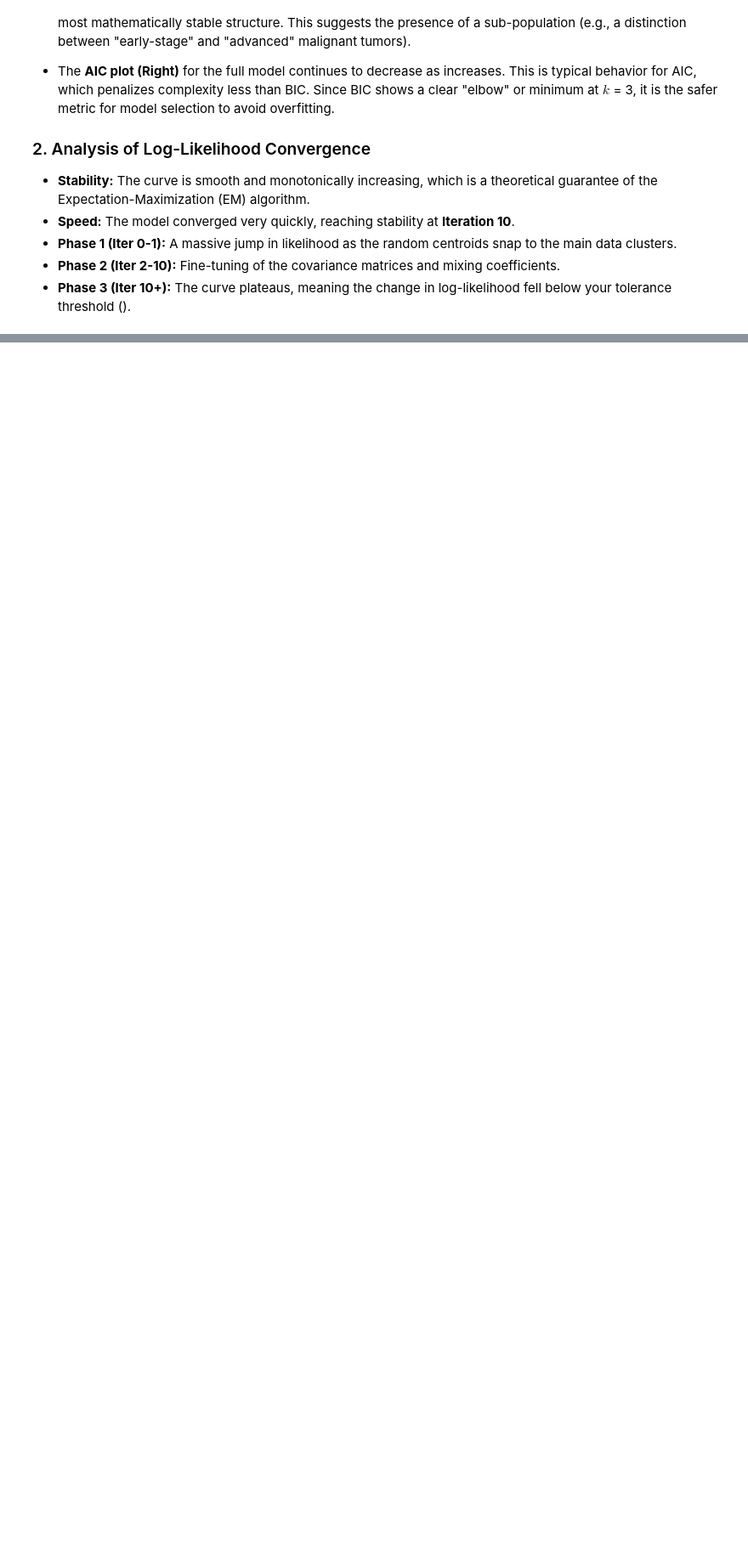
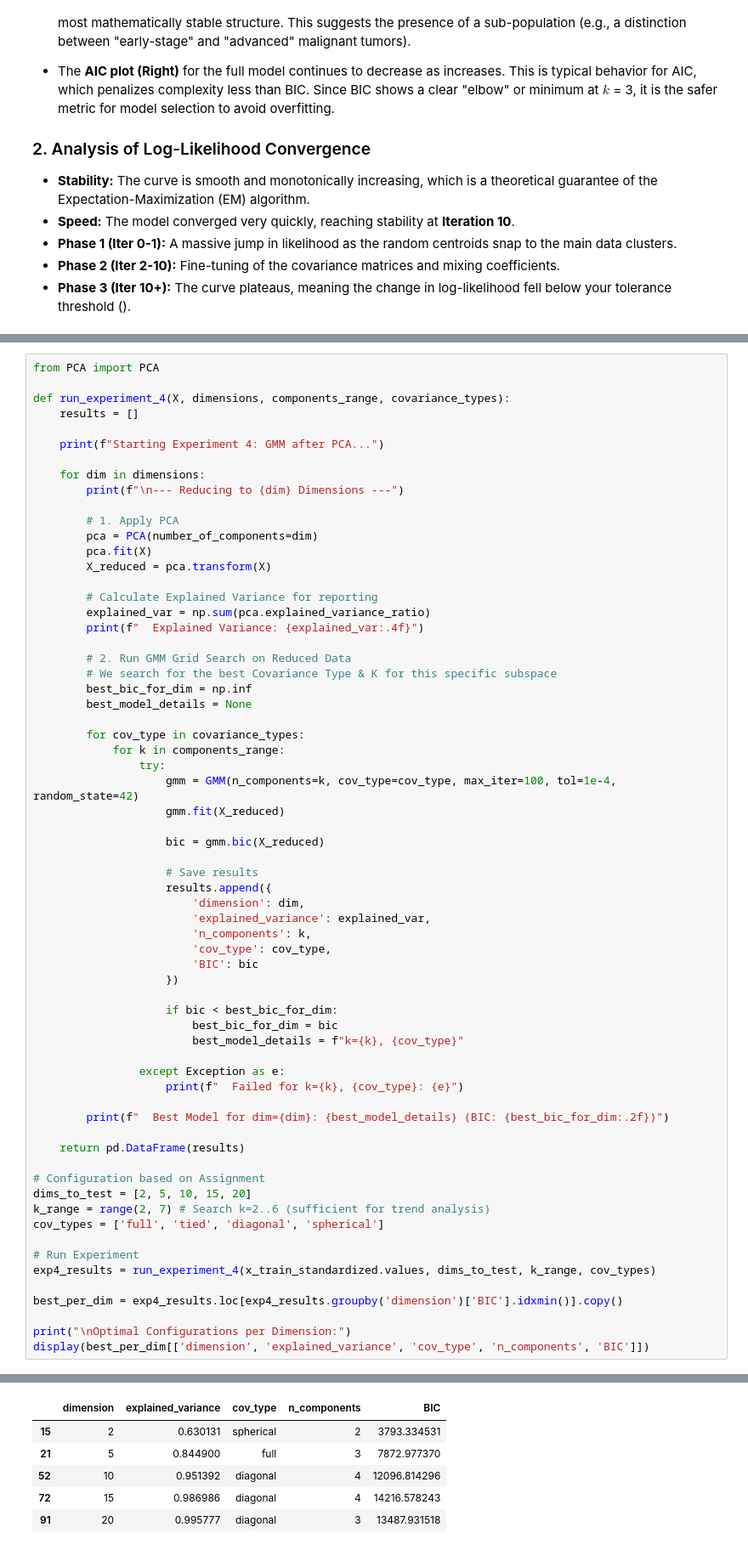
Before and after one commit to marwanelgharbawy/dimensionality-reduction-clustering, a Jupyter notebook: notebooks/GMM.ipynb, the cells around one changed output, grey strips where cells are left out. Shown: that part at 85% size. Cells and saved outputs as stored; diff of their text form; blank space fills up the shorter version.

```diff
--- a/notebooks/GMM.ipynb
+++ b/notebooks/GMM.ipynb
@@ -350,0 +353,66 @@ plot_convergence(best_gmm)
+# %%
+from PCA import PCA
+
+def run_experiment_4(X, dimensions, components_range, covariance_types):
+    results = []
+
+    print(f"Starting Experiment 4: GMM after PCA...")
+
+    for dim in dimensions:
+        print(f"\n--- Reducing to {dim} Dimensions ---")
+
+        # 1. Apply PCA
+        pca = PCA(number_of_components=dim)
+        pca.fit(X)
+        X_reduced = pca.transform(X)
+
+        # Calculate Explained Variance for reporting
+        explained_var = np.sum(pca.explained_variance_ratio)
+        print(f"  Explained Variance: {explained_var:.4f}")
+
+        # 2. Run GMM Grid Search on Reduced Data
+        # We search for the best Covariance Type & K for this specific subspace
+        best_bic_for_dim = np.inf
+        best_model_details = None
+
+        for cov_type in covariance_types:
+            for k in components_range:
+                try:
+                    gmm = GMM(n_components=k, cov_type=cov_type, max_iter=100, tol=1e-4, random_state=42)
+                    gmm.fit(X_reduced)
+
+                    bic = gmm.bic(X_reduced)
+
+                    # Save results
+                    results.append({
+                        'dimension': dim,
+                        'explained_variance': explained_var,
+                        'n_components': k,
+                        'cov_type': cov_type,
+                        'BIC': bic
+                    })
+
+                    if bic < best_bic_for_dim:
+                        best_bic_for_dim = bic
+                        best_model_details = f"k={k}, {cov_type}"
+
+                except Exception as e:
+                    print(f"  Failed for k={k}, {cov_type}: {e}")
+
+        print(f"  Best Model for dim={dim}: {best_model_details} (BIC: {best_bic_for_dim:.2f})")
+
+    return pd.DataFrame(results)
+
+# Configuration based on Assignment
+dims_to_test = [2, 5, 10, 15, 20]
+k_range = range(2, 7) # Search k=2..6 (sufficient for trend analysis)
+cov_types = ['full', 'tied', 'diagonal', 'spherical']
+
+# Run Experiment
+exp4_results = run_experiment_4(x_train_standardized.values, dims_to_test, k_range, cov_types)
+
+best_per_dim = exp4_results.loc[exp4_results.groupby('dimension')['BIC'].idxmin()].copy()
+
+print("\nOptimal Configurations per Dimension:")
+display(best_per_dim[['dimension', 'explained_variance', 'cov_type', 'n_components', 'BIC']])
+# %% [output]
@@ -350,0 +436,6 @@ plot_convergence(best_gmm)
+|  | dimension | explained_variance | cov_type | n_components | BIC |
+| 15 | 2 | 0.630131 | spherical | 2 | 3793.334531 |
+| 21 | 5 | 0.844900 | full | 3 | 7872.977370 |
+| 52 | 10 | 0.951392 | diagonal | 4 | 12096.814296 |
+| 72 | 15 | 0.986986 | diagonal | 4 | 14216.578243 |
+| 91 | 20 | 0.995777 | diagonal | 3 | 13487.931518 |
```
Also changed, not shown: parts of 4 cells of this notebook.
